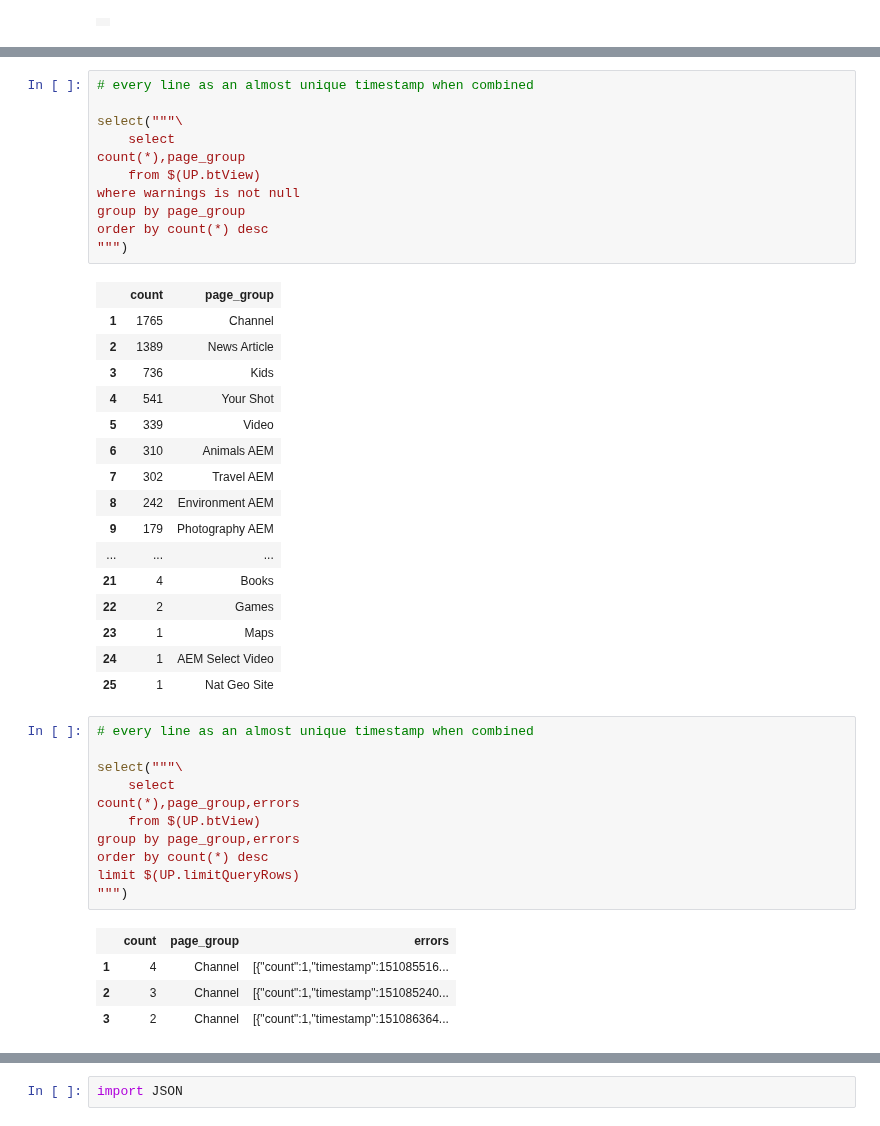
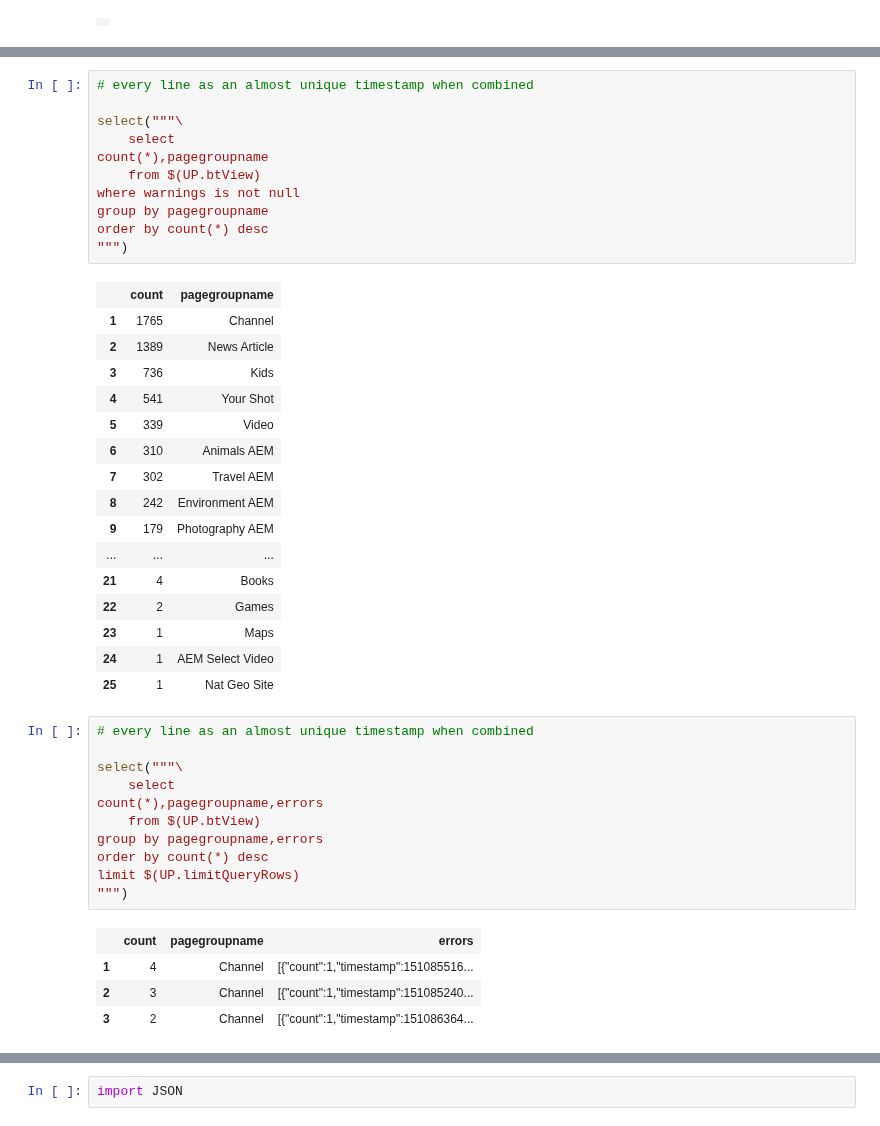
Before and after one commit to ChrisDavisNGP/NGP-DSWB, a Jupyter notebook: Work Area/Classify JS Errors/Classify_JS_Errors.ipynb, the cells around one changed output, grey strips where cells are left out. Saved outputs shown, nothing was run; the diff lists cells and outputs as text.

```diff
--- a/Work Area/Classify JS Errors/Classify_JS_Errors.ipynb
+++ b/Work Area/Classify JS Errors/Classify_JS_Errors.ipynb
@@ -223,16 +223,16 @@ order by count(*) desc
 # %%
 # every line as an almost unique timestamp when combined
 
 select("""\
     select
-count(*),page_group
+count(*),pagegroupname
     from $(UP.btView)
 where warnings is not null
-group by page_group
+group by pagegroupname
 order by count(*) desc
 """)
 # %% [output]
-|  | count | page_group |
+|  | count | pagegroupname |
 | 1 | 1765 | Channel |
 | 2 | 1389 | News Article |
 | 3 | 736 | Kids |
@@ -253,14 +253,14 @@ order by count(*) desc
 
 select("""\
     select
-count(*),page_group,errors
+count(*),pagegroupname,errors
     from $(UP.btView)
-group by page_group,errors
+group by pagegroupname,errors
 order by count(*) desc
 limit $(UP.limitQueryRows)
 """)
 # %% [output]
-|  | count | page_group | errors |
+|  | count | pagegroupname | errors |
 | 1 | 4 | Channel | [{"count":1,"timestamp":151085516... |
 | 2 | 3 | Channel | [{"count":1,"timestamp":151085240... |
 | 3 | 2 | Channel | [{"count":1,"timestamp":151086364... |
```
Also changed, not shown: parts of 7 cells of this notebook, 17 other files.
